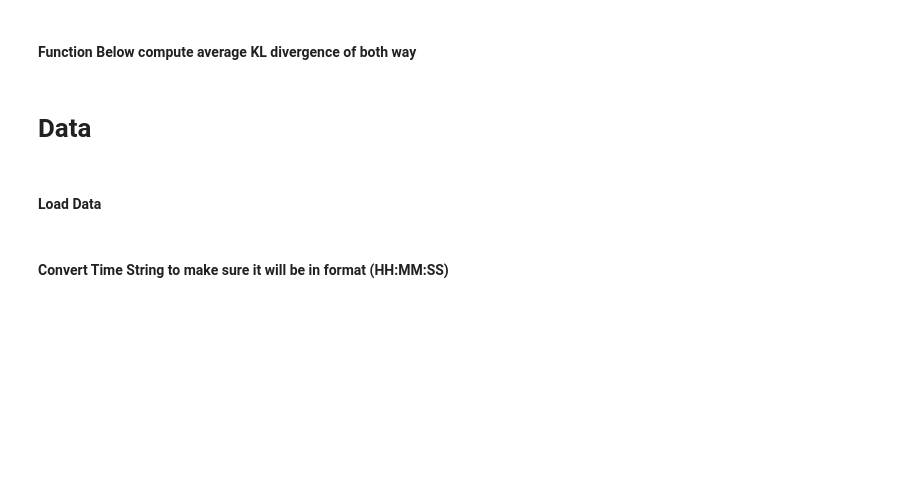
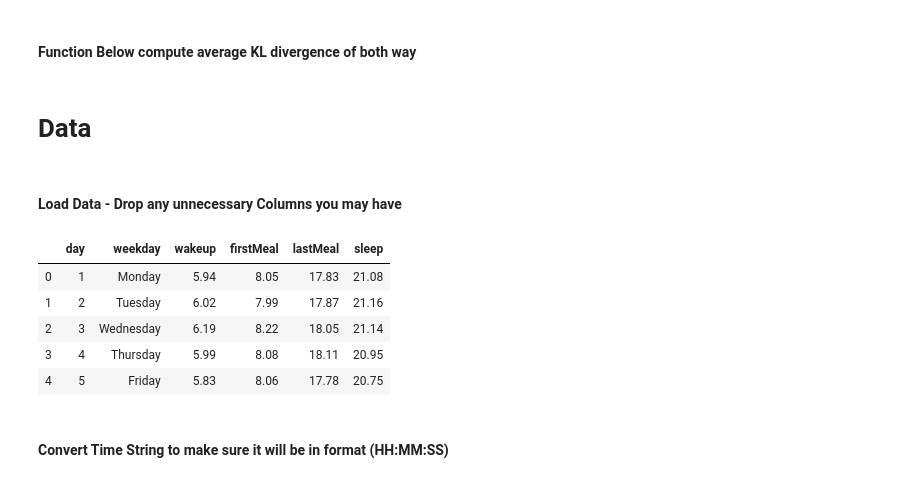
Before and after one commit to jdjmoon/TRF, a Jupyter notebook: Example/GPAR.ipynb, the cells around one changed output. Drawn from its saved outputs; the diff is of its cells as text; code cells hidden in the pictures; blank space fills up the shorter version.

```diff
--- a/Example/GPAR.ipynb
+++ b/Example/GPAR.ipynb
@@ -177,12 +177,18 @@ def kldiver2(samplepdf, observationpdf):
 # %% [markdown]
 # Data
 # %% [markdown]
-#### Load Data
+#### Load Data - Drop any unnecessary Columns you may have
 # %%
-df = pd.read_csv("/home/idies/workspace/Storage/Genius/TRF/FinalData/Data_June17.csv")
+df = pd.read_csv("sample.csv")
 df = df.drop(columns=["Unnamed: 0"])
-df = df.drop(columns=["Unnamed: 0.1"])
 df.head()
+# %% [output]
+|  | day | weekday | wakeup | firstMeal | lastMeal | sleep |
+| 0 | 1 | Monday | 5.94 | 8.05 | 17.83 | 21.08 |
+| 1 | 2 | Tuesday | 6.02 | 7.99 | 17.87 | 21.16 |
+| 2 | 3 | Wednesday | 6.19 | 8.22 | 18.05 | 21.14 |
+| 3 | 4 | Thursday | 5.99 | 8.08 | 18.11 | 20.95 |
+| 4 | 5 | Friday | 5.83 | 8.06 | 17.78 | 20.75 |
 # %% [markdown]
 #### Convert Time String to make sure it will be in format (HH:MM:SS)
 # %%
```
Also changed, not shown: parts of 24 cells of this notebook, 7 other files.
